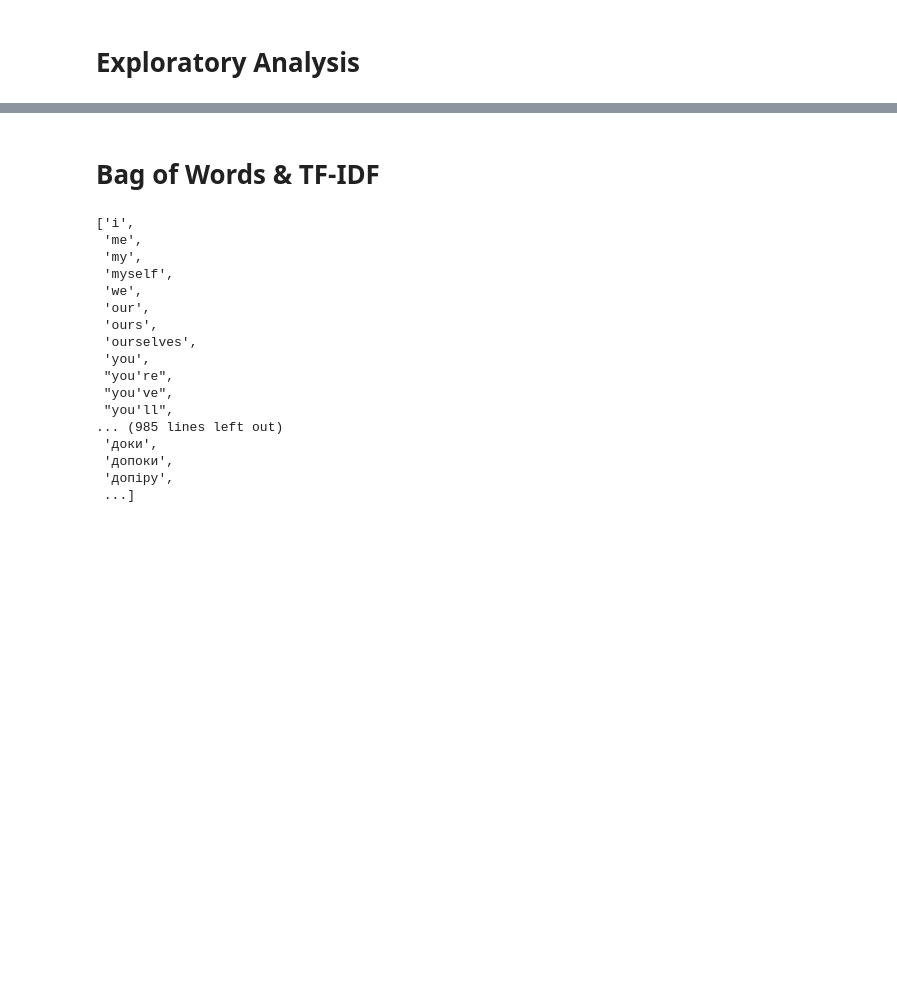
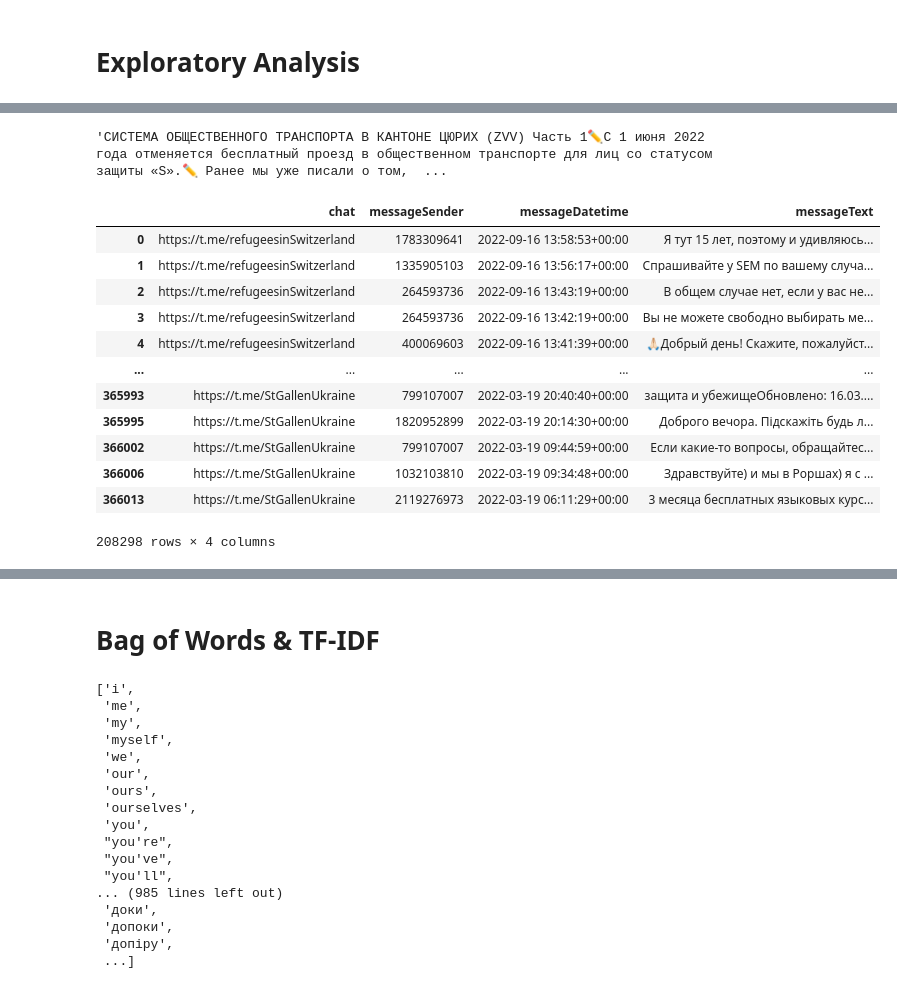
Before and after one commit to KDOT2509/unsupervised-migrant-telegram-analysis, a Jupyter notebook: reports/analysis.ipynb, the cells around one changed output, grey strips where cells are left out. Drawn from its saved outputs; the diff is of its cells as text; code cells hidden in the pictures; blank space fills up the shorter version.

```diff
--- a/reports/analysis.ipynb
+++ b/reports/analysis.ipynb
@@ -47,0 +89,20 @@ df['messageText'].to_csv("../data/BERTopicInput.csv", header=False, index=None)
+# %%
+df[df.index==166941].messageText.values[0]
+# %% [output]
+'СИСТЕМА ОБЩЕСТВЕННОГО ТРАНСПОРТА В КАНТОНЕ ЦЮРИХ (ZVV) Часть 1✏️С 1 июня 2022 года отменяется бесплатный проезд в общественном транспорте для лиц со статусом защиты «S».✏️ Ранее мы уже писали о том,  ...
+# %%
+df[df['messageText'].str.len() > 50]
+# %% [output]
+|  | chat | messageSender | messageDatetime | messageText |
+| 0 | https://t.me/refugeesinSwitzerland | 1783309641 | 2022-09-16 13:58:53+00:00 | Я тут 15 лет, поэтому и удивляюсь... |
+| 1 | https://t.me/refugeesinSwitzerland | 1335905103 | 2022-09-16 13:56:17+00:00 | Спрашивайте у SEM по вашему случа... |
+| 2 | https://t.me/refugeesinSwitzerland | 264593736 | 2022-09-16 13:43:19+00:00 | В общем случае нет, если у вас не... |
+| 3 | https://t.me/refugeesinSwitzerland | 264593736 | 2022-09-16 13:42:19+00:00 | Вы не можете свободно выбирать ме... |
+| 4 | https://t.me/refugeesinSwitzerland | 400069603 | 2022-09-16 13:41:39+00:00 | 🙏🏻Добрый день! Скажите, пожалуйст... |
+| ... | ... | ... | ... | ... |
+| 365993 | https://t.me/StGallenUkraine | 799107007 | 2022-03-19 20:40:40+00:00 | защита и убежищеОбновлено: 16.03.... |
+| 365995 | https://t.me/StGallenUkraine | 1820952899 | 2022-03-19 20:14:30+00:00 | Доброго вечора. Підскажіть будь л... |
+| 366002 | https://t.me/StGallenUkraine | 799107007 | 2022-03-19 09:44:59+00:00 | Если какие-то вопросы, обращайтес... |
+| 366006 | https://t.me/StGallenUkraine | 1032103810 | 2022-03-19 09:34:48+00:00 | Здравствуйте) и мы в Роршах) я с ... |
+| 366013 | https://t.me/StGallenUkraine | 2119276973 | 2022-03-19 06:11:29+00:00 | 3 месяца бесплатных языковых курс... |
+208298 rows × 4 columns
```
Also changed, not shown: parts of 26 cells of this notebook, 6 other files.
